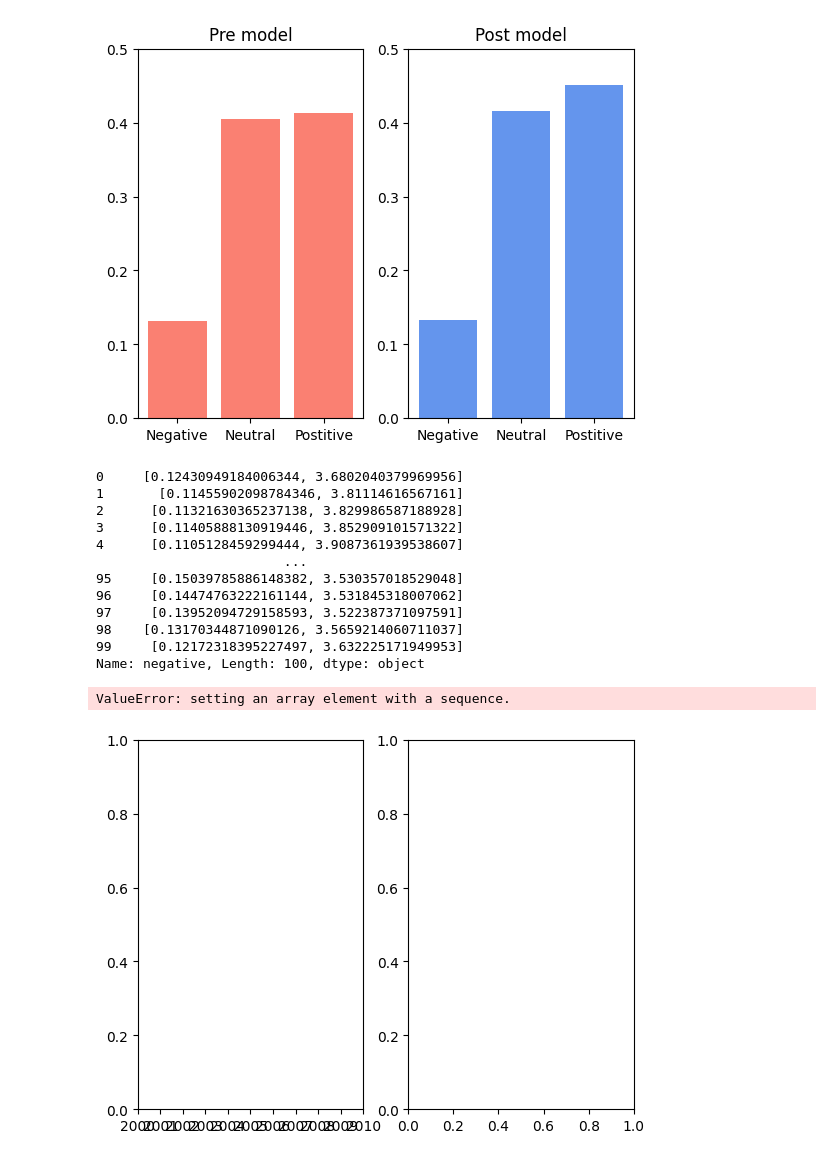
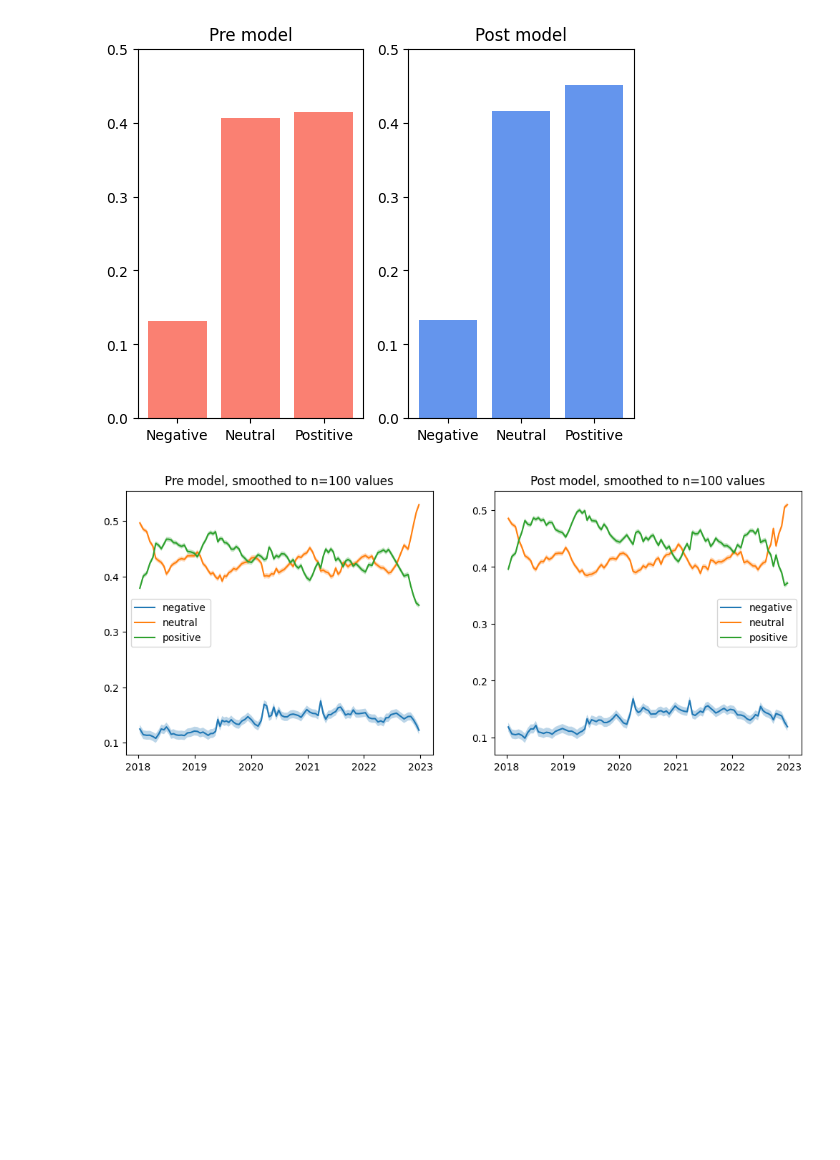
Before and after one commit to Magdk01/Twitter-Emotion-Covid-Project, a Jupyter notebook: sentiment_evaluation/eval_time_lm/basic_evaluation.ipynb, the cells around one changed output. Cells and saved outputs as stored; diff of their text form; code cells hidden in the pictures; blank space fills up the shorter version.

Commit message:
added confidence intervals amd more data

```diff
--- a/sentiment_evaluation/eval_time_lm/basic_evaluation.ipynb
+++ b/sentiment_evaluation/eval_time_lm/basic_evaluation.ipynb
@@ -110,9 +110,9 @@ def smooth_count(data, n=1000):
                 'negative': val_count.loc[-1],
                 'neutral': val_count.loc[0],
                 'positive': val_count.loc[1],
-                'ci_negative': get_ci(val_count.loc[-1], slice['sentiment']),
-                'ci_neutral': get_ci(val_count.loc[0], slice['sentiment']),
-                'ci_positive': get_ci(val_count.loc[1], slice['sentiment']),
+                'ci_negative': get_ci(val_count.loc[-1] * len(slice['sentiment']), slice['sentiment']),
+                'ci_neutral': get_ci(val_count.loc[0] * len(slice['sentiment']), slice['sentiment']),
+                'ci_positive': get_ci(val_count.loc[1] * len(slice['sentiment']), slice['sentiment']),
             }
         )
 
@@ -122,56 +122,24 @@ smoothness = 100
 smooth_count_post = pd.DataFrame(smooth_count(post_data, smoothness))
 smooth_count_pre = pd.DataFrame(smooth_count(pre_data, smoothness))
 # %%
-def create_mulitplot(data, model_labesl= ["Pre model", "Post_model"], alpha=.3):
+def create_mulitplot(data, model_labesl= ["Pre model", "Post model"], alpha=.3):
     fig, axs = plt.subplots(1,len(data))
     cats = ['negative', 'neutral', 'positive']
 
     for i, df in enumerate(data):
         for val in cats:
-            sentiment = df[val]
-            ci = df[val][1]
-            print(sentiment)
-            axs[i].plot(df['date'], sentiment, label = val)
-            axs[i].fill_between(df['date'], (sentiment-ci), (sentiment+ci), alpha=alpha)
+            ci = df[f"ci_{val}"]
+            axs[i].plot(df['date'], df[val], label = val)
+            axs[i].fill_between(df['date'], (df[val]-ci), (df[val]+ci), alpha=alpha)
 
-        axs[0].set_title(f"{model_labesl[i]}, smoothed to n={smoothness} values")
-        axs[0].legend()
+        axs[i].set_title(f"{model_labesl[i]}, smoothed to n={smoothness} values")
+        axs[i].legend()
     plt.subplots_adjust(right=1.6)
     plt.show()
 
 create_mulitplot([smooth_count_pre, smooth_count_post])
-
-
-
-# axs[0].plot(smooth_count_pre['date'], smooth_count_pre['negative'], label = "Negative")
-# axs[0].plot(smooth_count_pre['date'], smooth_count_pre['neutral'] , label = "Neutral")
-# axs[0].plot(smooth_count_pre['date'], smooth_count_pre['positive'], label = "Positive")
-# axs[0].set_title(f"Pre model, smoothed to n={smoothness} values")
-# axs[0].legend()
-
-# axs[1].plot(smooth_count_post['date'], smooth_count_post['negative'], label="Negative")
-# axs[1].plot(smooth_count_post['date'], smooth_count_post['neutral'] , label="Neutral")
-# axs[1].plot(smooth_count_post['date'], smooth_count_post['positive'], label="Positive")
-# axs[1].set_title(f"Post model, smoothed to n={smoothness} values")
-# axs[1].legend()
-
-# plt.subplots_adjust(right=1.6)
-# plt.show()
 # %% [output]
-0     [0.12430949184006344, 3.6802040379969956]
-1       [0.11455902098784346, 3.81114616567161]
-2      [0.11321630365237138, 3.829986587188928]
-3      [0.11405888130919446, 3.852909101571322]
-4      [0.1105128459299444, 3.9087361939538607]
-                        ...
-95     [0.15039785886148382, 3.530357018529048]
-96     [0.14474763222161144, 3.531845318007062]
-97     [0.13952094729158593, 3.522387371097591]
-98    [0.13170344871090126, 3.5659214060711037]
-99     [0.12172318395227497, 3.632225171949953]
-Name: negative, Length: 100, dtype: object
-ValueError: setting an array element with a sequence.
-[figure, old version]
+[figure, new version]
 # %%
 plt.plot(post_data['date'], post_data['sentiment'], '.')
 # %% [output]
```
Also changed, not shown: parts of 4 cells of this notebook.
